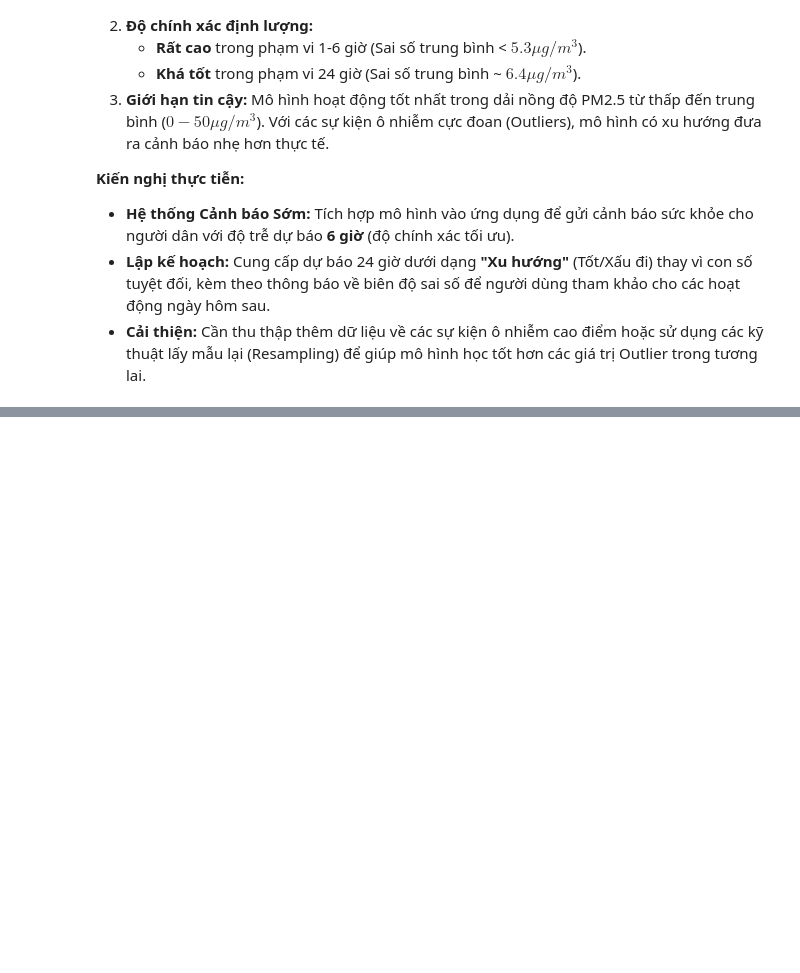
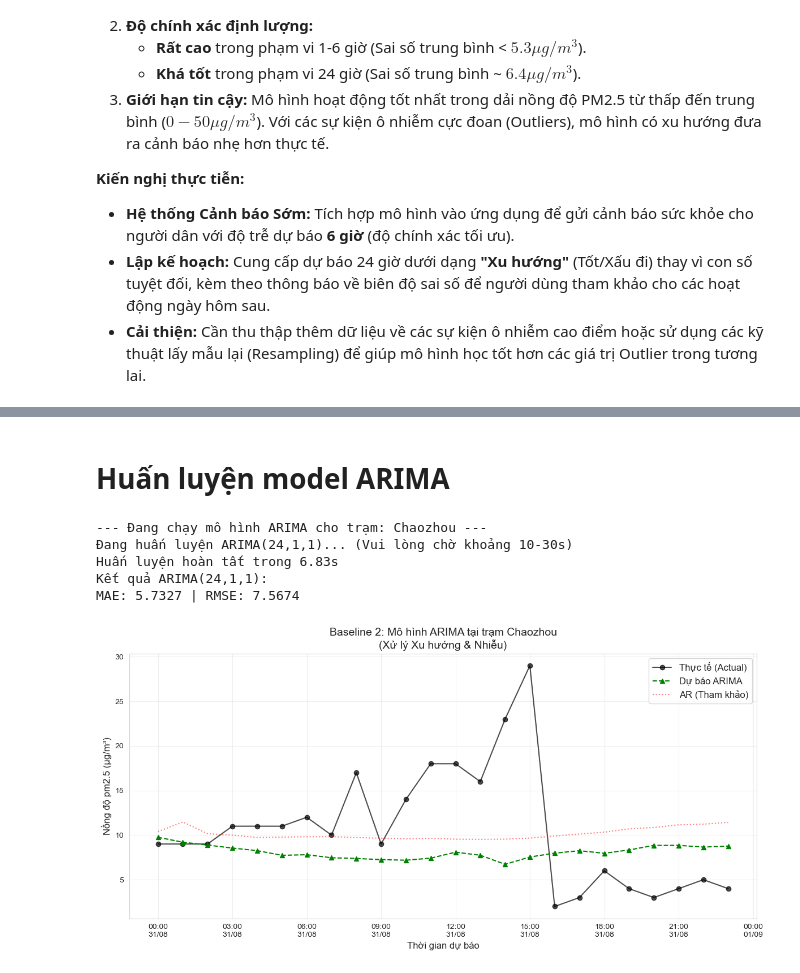
Before and after one commit to AnhTuan28112005/Taiwan-Air-Quality, a Jupyter notebook: notebooks/03_research_question.ipynb, the cells around one changed output, grey strips where cells are left out. Drawn from its saved outputs; the diff is of its cells as text; code cells hidden in the pictures; blank space fills up the shorter version.

```diff
--- a/notebooks/03_research_question.ipynb
+++ b/notebooks/03_research_question.ipynb
@@ -1812,0 +1954,66 @@ Biểu đồ phân tán "Thực tế vs Dự báo" tại mốc 24 giờ (mốc k
+# %% [markdown]
+# Huấn luyện model ARIMA
+# %%
+# ==============================================================================
+# 6.2. BASELINE 2: ARIMA (24, 1, 1) - The Advanced Statistical Model
+# ==============================================================================
+from statsmodels.tsa.arima.model import ARIMA
+import time
+
+print(f"--- Đang chạy mô hình ARIMA cho trạm: {top_station} ---")
+
+# 1. Tối ưu dữ liệu (Tránh treo máy)
+# Chỉ lấy khoảng 1000 giờ gần nhất (~1.5 tháng) để huấn luyện ARIMA thay vì cả 5 năm
+TRAIN_WINDOW = 1000
+subset_series = series[-(TRAIN_WINDOW + FORECAST_STEPS):]
+
+train_arima = subset_series[:-FORECAST_STEPS]
+test_arima = subset_series[-FORECAST_STEPS:]
+
+# 2. Cấu hình & Huấn luyện
+# Order (24, 1, 1):
+# - p=24 (AutoRegressive): Nhìn về 24h trước
+# - d=1 (Integrated): Khử xu hướng (Trend) bằng sai phân
+# - q=1 (Moving Average): Khử nhiễu
+print("Đang huấn luyện ARIMA(24,1,1)... (Vui lòng chờ khoảng 10-30s)")
+start_time = time.time()
+
+model_arima = ARIMA(train_arima, order=(24, 1, 1))
+model_arima_fit = model_arima.fit()
+
+print(f"Huấn luyện hoàn tất trong {time.time() - start_time:.2f}s")
+
+# 3. Dự báo
+pred_arima = model_arima_fit.forecast(steps=FORECAST_STEPS)
+pred_arima.index = test_arima.index
+
+# 4. Đánh giá sai số
+mae_arima = mean_absolute_error(test_arima, pred_arima)
+rmse_arima = np.sqrt(mean_squared_error(test_arima, pred_arima))
+print(f"Kết quả ARIMA(24,1,1):")
+print(f"MAE: {mae_arima:.4f} | RMSE: {rmse_arima:.4f}")
+
+# 5. VISUALIZATION: ARIMA vs Actual
+plt.figure(figsize=(12, 6))
+plt.plot(test_arima.index, test_arima, label='Thực tế (Actual)', marker='o', color='black', alpha=0.7)
+plt.plot(pred_arima.index, pred_arima, label='Dự báo ARIMA', linestyle='--', marker='^', color='green')
+
+# Vẽ lại đường AR mờ mờ để so sánh (nếu biến pred_ar vẫn còn trong bộ nhớ)
+if 'pred_ar' in locals():
+    plt.plot(pred_ar.index, pred_ar, label='AR (Tham khảo)', linestyle=':', color='red', alpha=0.5)
+
+plt.title(f'Baseline 2: Mô hình ARIMA tại trạm {top_station}\n(Xử lý Xu hướng & Nhiễu)', fontsize=14)
+plt.xlabel('Thời gian dự báo', fontsize=12)
+plt.ylabel(f'Nồng độ {TARGET_COL} (µg/m³)', fontsize=12)
+plt.legend(fontsize=12)
+plt.grid(True, alpha=0.3)
+plt.gca().xaxis.set_major_formatter(mdates.DateFormatter('%H:%M\n%d/%m'))
+plt.tight_layout()
+plt.show()
+# %% [output]
+--- Đang chạy mô hình ARIMA cho trạm: Chaozhou ---
+Đang huấn luyện ARIMA(24,1,1)... (Vui lòng chờ khoảng 10-30s)
+Huấn luyện hoàn tất trong 6.83s
+Kết quả ARIMA(24,1,1):
+MAE: 5.7327 | RMSE: 7.5674
+[figure, added]
```
Also changed, not shown: parts of 14 cells of this notebook.
